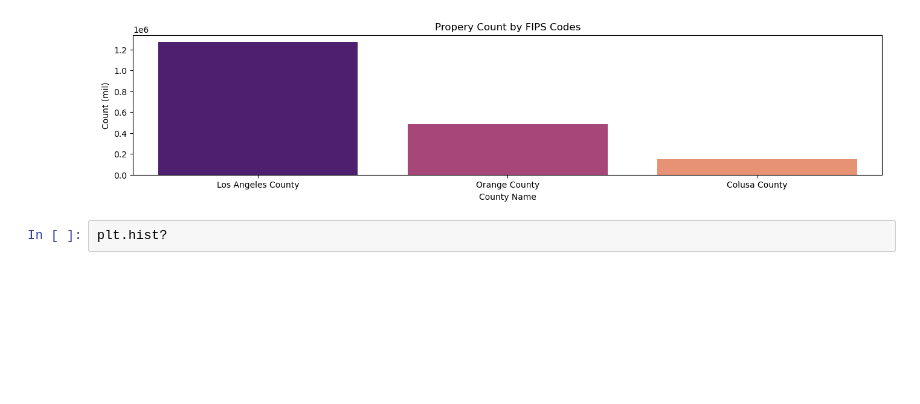
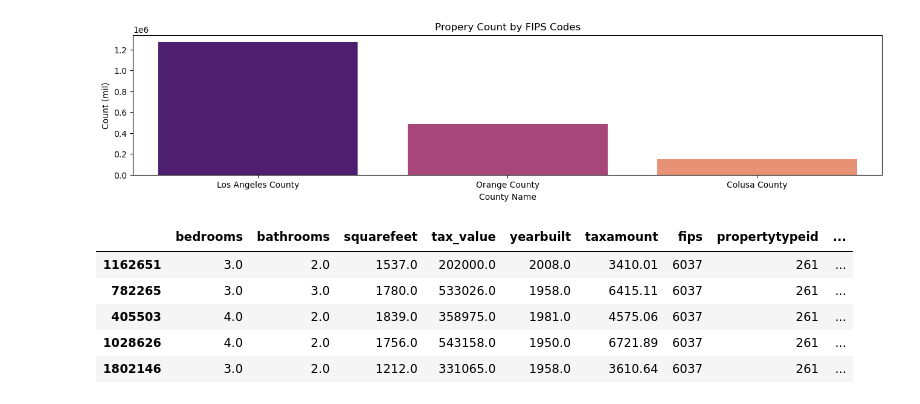
Before and after one commit to caroline-miller0921/regression_exercises, a Jupyter notebook: wrangle_exercises.ipynb, the cells around one changed output. Saved outputs shown, nothing was run; the diff lists cells and outputs as text; blank space fills up the shorter version.

```diff
--- a/wrangle_exercises.ipynb
+++ b/wrangle_exercises.ipynb
@@ -107,4 +107,10 @@ train, validate, test = wrangle.wrangle_zillow()
 [figure]
 [figure]
 # %%
-plt.hist?
+# %% [output]
+|  | bedrooms | bathrooms | squarefeet | tax_value | yearbuilt | taxamount | fips | propertytypeid | ... |
+| 1162651 | 3.0 | 2.0 | 1537.0 | 202000.0 | 2008.0 | 3410.01 | 6037 | 261 | ... |
+| 782265 | 3.0 | 3.0 | 1780.0 | 533026.0 | 1958.0 | 6415.11 | 6037 | 261 | ... |
+| 405503 | 4.0 | 2.0 | 1839.0 | 358975.0 | 1981.0 | 4575.06 | 6037 | 261 | ... |
+| 1028626 | 4.0 | 2.0 | 1756.0 | 543158.0 | 1950.0 | 6721.89 | 6037 | 261 | ... |
+| 1802146 | 3.0 | 2.0 | 1212.0 | 331065.0 | 1958.0 | 3610.64 | 6037 | 261 | ... |
```
Also changed, not shown: 1 other file.
